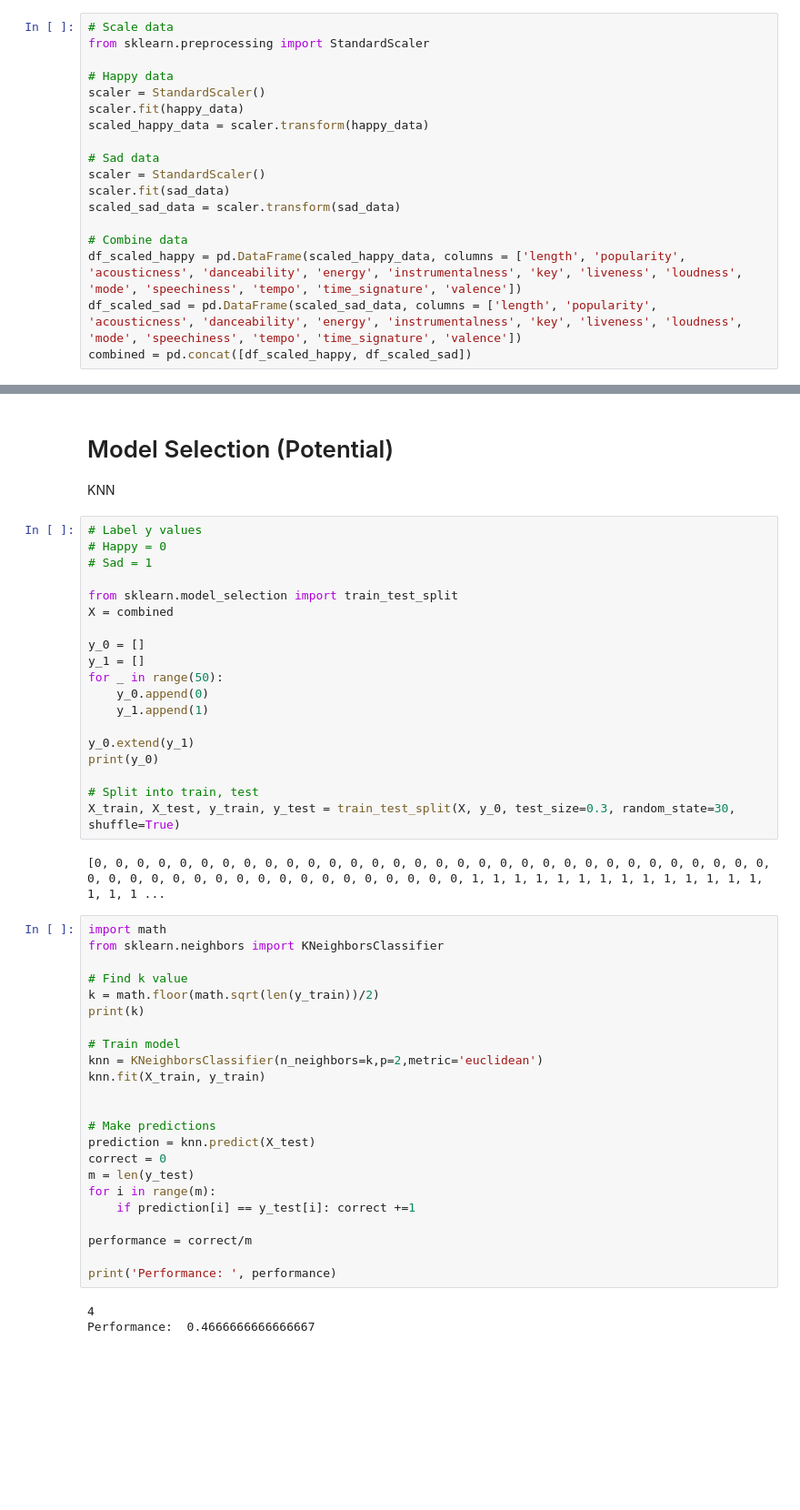
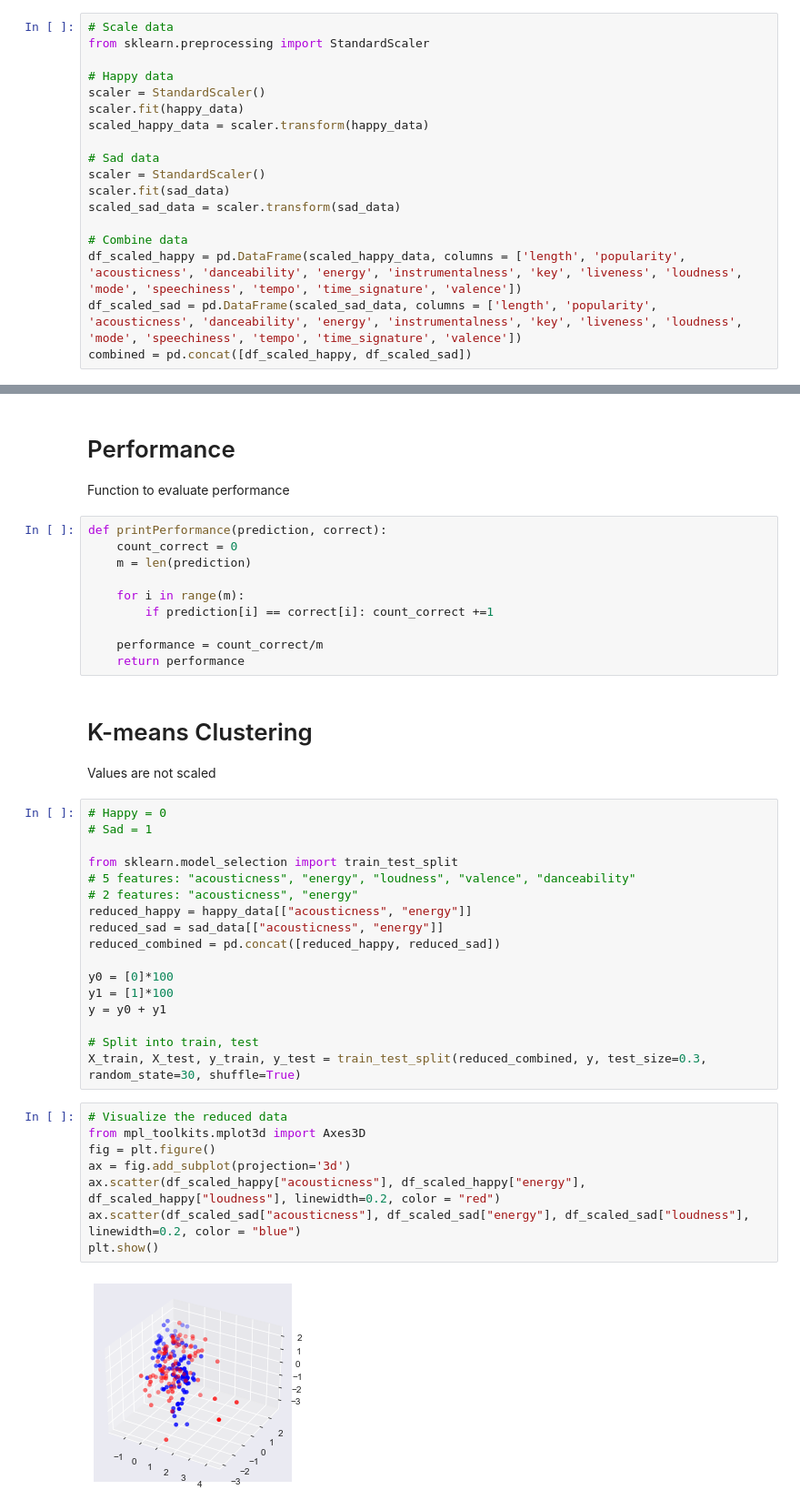
Before and after one commit to keshvim/ml-project, a Jupyter notebook: ml-project.ipynb, the cells around one changed output, grey strips where cells are left out. Shown: that part at 91% size. Drawn from its saved outputs; the diff is of its cells as text; blank space fills up the shorter version.

```diff
--- a/ml-project.ipynb
+++ b/ml-project.ipynb
@@ -189,50 +189,43 @@ Text(0, 0.5, 'Ratio of Variance Explained')
+# %% [markdown]
+# Performance
+Function to evaluate performance
+# %%
+def printPerformance(prediction, correct):
+    count_correct = 0
+    m = len(prediction)
+
+    for i in range(m):
+        if prediction[i] == correct[i]: count_correct +=1
+
+    performance = count_correct/m
+    return performance
 # %% [markdown]
-# Model Selection (Potential)
-KNN
+# K-means Clustering
+Values are not scaled
 # %%
-# Label y values
 # Happy = 0
 # Sad = 1
 
 from sklearn.model_selection import train_test_split
-X = combined
+# 5 features: "acousticness", "energy", "loudness", "valence", "danceability"
+# 2 features: "acousticness", "energy"
+reduced_happy = happy_data[["acousticness", "energy"]]
+reduced_sad = sad_data[["acousticness", "energy"]]
+reduced_combined = pd.concat([reduced_happy, reduced_sad])
 
-y_0 = []
-y_1 = []
-for _ in range(50):
-    y_0.append(0)
-    y_1.append(1)
-
-y_0.extend(y_1)
-print(y_0)
+y0 = [0]*100
+y1 = [1]*100
+y = y0 + y1
 
 # Split into train, test
-X_train, X_test, y_train, y_test = train_test_split(X, y_0, test_size=0.3, random_state=30, shuffle=True)
+X_train, X_test, y_train, y_test = train_test_split(reduced_combined, y, test_size=0.3, random_state=30, shuffle=True)
-# %% [output]
-[0, 0, 0, 0, 0, 0, 0, 0, 0, 0, 0, 0, 0, 0, 0, 0, 0, 0, 0, 0, 0, 0, 0, 0, 0, 0, 0, 0, 0, 0, 0, 0, 0, 0, 0, 0, 0, 0, 0, 0, 0, 0, 0, 0, 0, 0, 0, 0, 0, 0, 1, 1, 1, 1, 1, 1, 1, 1, 1, 1, 1, 1, 1, 1, 1, 1, 1 ...
-# %%
-import math
-from sklearn.neighbors import KNeighborsClassifier
-
-# Find k value
-k = math.floor(math.sqrt(len(y_train))/2)
-print(k)
-
-# Train model
-knn = KNeighborsClassifier(n_neighbors=k,p=2,metric='euclidean')
-knn.fit(X_train, y_train)
-
-
-# Make predictions
-prediction = knn.predict(X_test)
-correct = 0
-m = len(y_test)
-for i in range(m):
-    if prediction[i] == y_test[i]: correct +=1
-
-performance = correct/m
-
-print('Performance: ', performance)
-# %% [output]
-4
-Performance:  0.4666666666666667
+# %%
+# Visualize the reduced data
+from mpl_toolkits.mplot3d import Axes3D
+fig = plt.figure()
+ax = fig.add_subplot(projection='3d')
+ax.scatter(df_scaled_happy["acousticness"], df_scaled_happy["energy"], df_scaled_happy["loudness"], linewidth=0.2, color = "red")
+ax.scatter(df_scaled_sad["acousticness"], df_scaled_sad["energy"], df_scaled_sad["loudness"], linewidth=0.2, color = "blue")
+plt.show()
+# %% [output]
+[figure, added]
```
Also changed, not shown: parts of 7 cells of this notebook.
